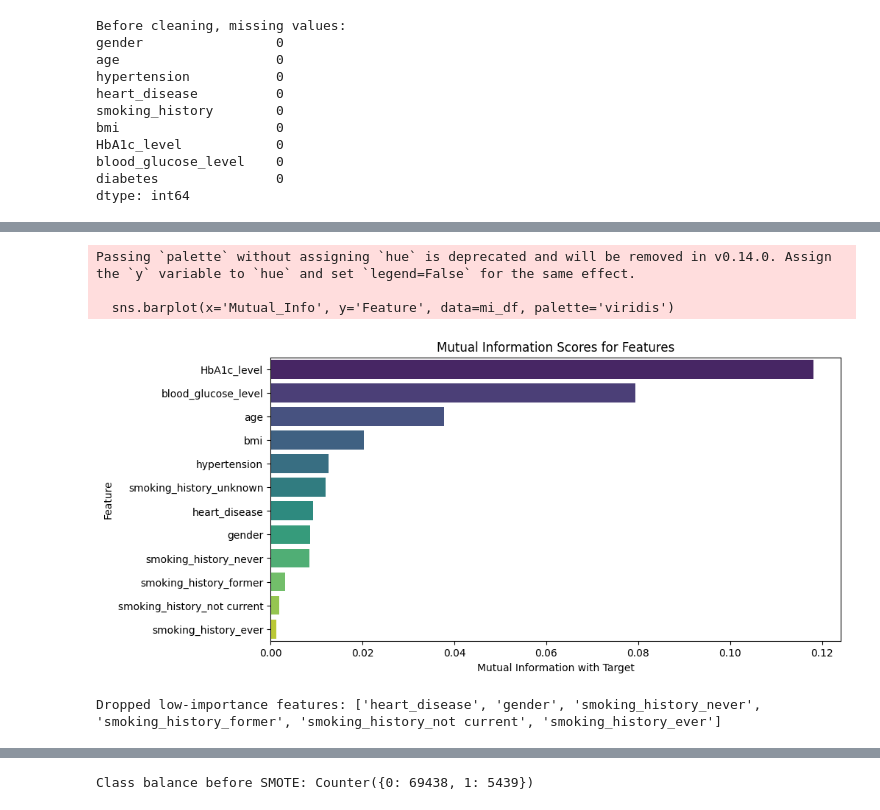
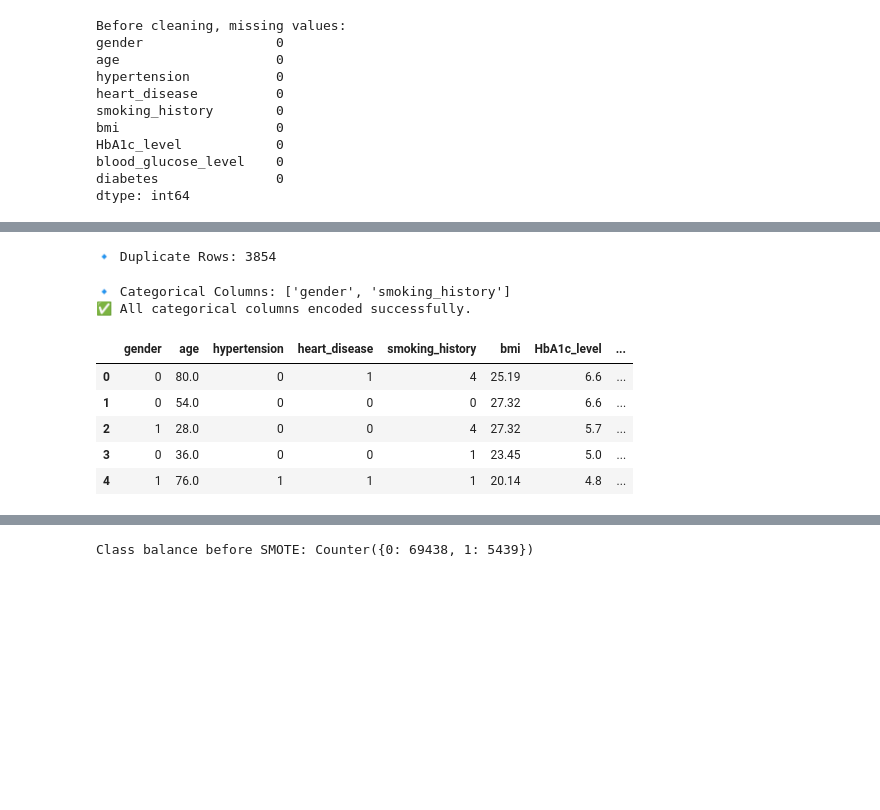
Before and after one commit to yevintheenura01/DL_Assignment, a Jupyter notebook: Diabetes.ipynb, the cells around one changed output, grey strips where cells are left out. Saved outputs shown, nothing was run; the diff lists cells and outputs as text; code cells hidden in the pictures; blank space fills up the shorter version.

```diff
--- a/Diabetes.ipynb
+++ b/Diabetes.ipynb
@@ -168,13 +169,0 @@ df_prep = pd.get_dummies(df_prep, columns=['smoking_history'], drop_first=True)
-# %%
-# =======================================
-# Visualize distributions before outlier removal
-# =======================================
-numeric_cols = ['age', 'bmi', 'blood_glucose_level']
-
-plt.figure(figsize=(14,4))
-for i, col in enumerate(numeric_cols):
-    plt.subplot(1,3,i+1)
-    sns.boxplot(y=df_prep[col], color='skyblue')
-    plt.title(f"Before Outlier Removal - {col}")
-plt.tight_layout()
-plt.show()
@@ -199,9 +169,0 @@ After outlier removal, dataset shape: (93597, 13)
-# %%
-# Visualize after outlier removal
-plt.figure(figsize=(14,4))
-for i, col in enumerate(numeric_cols):
-    plt.subplot(1,3,i+1)
-    sns.boxplot(y=df_prep[col], color='lightgreen')
-    plt.title(f"After Outlier Removal - {col}")
-plt.tight_layout()
-plt.show()
@@ -243,20 +170,35 @@ Mutual Information Scores:
-# %%
-# Bar chart of MI scores
-plt.figure(figsize=(10,5))
-sns.barplot(x='Mutual_Info', y='Feature', data=mi_df, palette='viridis')
-plt.title("Mutual Information Scores for Features")
-plt.xlabel("Mutual Information with Target")
-plt.ylabel("Feature")
-plt.show()
-# %% [output]
-Passing `palette` without assigning `hue` is deprecated and will be removed in v0.14.0. Assign the `y` variable to `hue` and set `legend=False` for the same effect.
-
-  sns.barplot(x='Mutual_Info', y='Feature', data=mi_df, palette='viridis')
-[figure, removed]
-# %%
-# Drop features with very low MI (<0.01)
-low_mi_features = mi_df[mi_df['Mutual_Info'] < 0.01]['Feature'].tolist()
-df_prep = df_prep.drop(columns=low_mi_features)
-print("Dropped low-importance features:", low_mi_features)
-# %% [output]
-Dropped low-importance features: ['heart_disease', 'gender', 'smoking_history_never', 'smoking_history_former', 'smoking_history_not current', 'smoking_history_ever']
+# %%
+# Check duplicates
+duplicate_count = df.duplicated().sum()
+print(f"\n🔹 Duplicate Rows: {duplicate_count}")
+# %% [output]
+🔹 Duplicate Rows: 3854
+# %%
+# =======================================
+#  Encode categorical variables
+# =======================================
+from sklearn.preprocessing import LabelEncoder
+
+df_prep = df.copy()
+# Identify categorical columns
+cat_cols = df.select_dtypes(include=['object']).columns
+print("🔹 Categorical Columns:", list(cat_cols))
+
+# Label Encoding (since few categories)
+label_encoders = {}
+for col in cat_cols:
+    le = LabelEncoder()
+    df[col] = le.fit_transform(df[col])
+    label_encoders[col] = le
+
+print("✅ All categorical columns encoded successfully.")
+display(df.head())
+# %% [output]
+🔹 Categorical Columns: ['gender', 'smoking_history']
+✅ All categorical columns encoded successfully.
+|  | gender | age | hypertension | heart_disease | smoking_history | bmi | HbA1c_level | ... |
+| 0 | 0 | 80.0 | 0 | 1 | 4 | 25.19 | 6.6 | ... |
+| 1 | 0 | 54.0 | 0 | 0 | 0 | 27.32 | 6.6 | ... |
+| 2 | 1 | 28.0 | 0 | 0 | 4 | 27.32 | 5.7 | ... |
+| 3 | 0 | 36.0 | 0 | 0 | 1 | 23.45 | 5.0 | ... |
+| 4 | 1 | 76.0 | 1 | 1 | 1 | 20.14 | 4.8 | ... |
```
Also changed, not shown: parts of 30 cells of this notebook.
